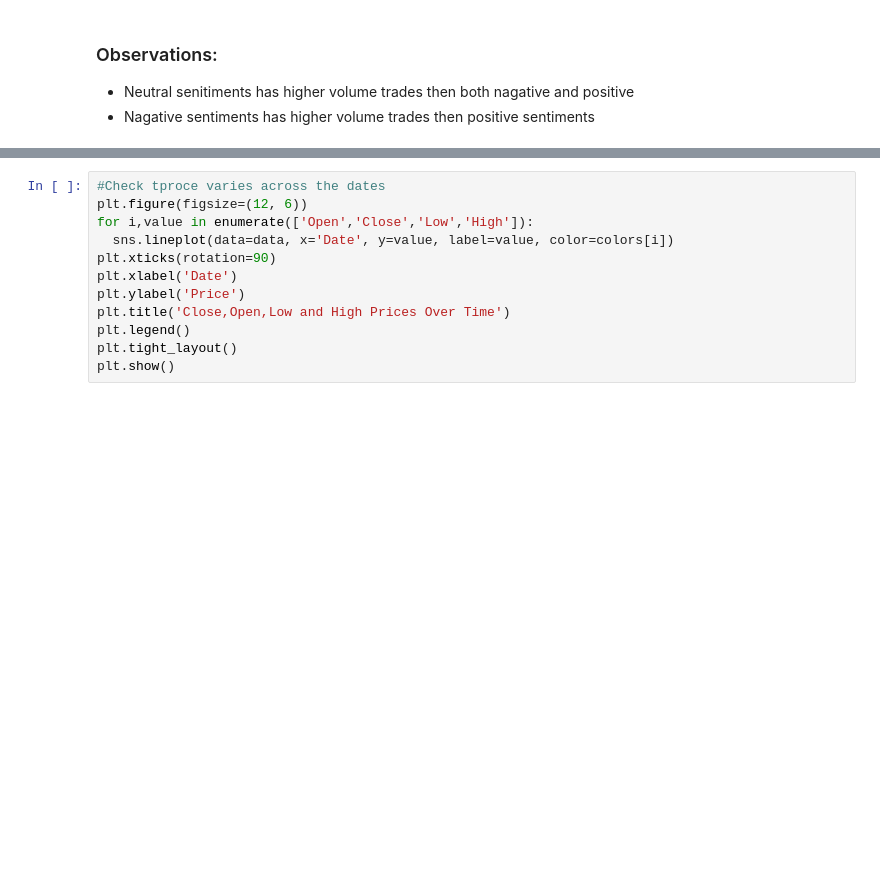
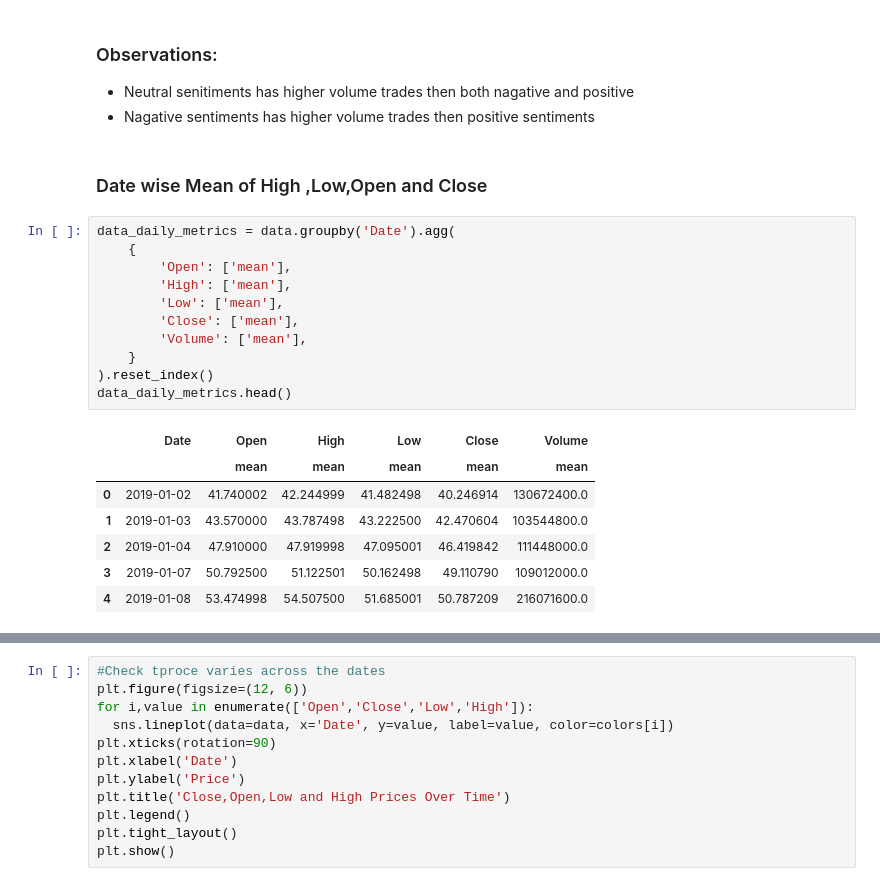
Before and after one commit to Rajesh2015/Credit-Card-Transaction-Sql-Analysis, a Jupyter notebook: IP_Stock_Market_News_Sentiment_Analysis_and_Summarization_Solution.ipynb, the cells around one changed output, grey strips where cells are left out. Saved outputs shown, nothing was run; the diff lists cells and outputs as text; blank space fills up the shorter version.

```diff
--- a/IP_Stock_Market_News_Sentiment_Analysis_and_Summarization_Solution.ipynb
+++ b/IP_Stock_Market_News_Sentiment_Analysis_and_Summarization_Solution.ipynb
@@ -769,3 +546,24 @@ plot_box_plot_side_by_side(df=data,x='Volume',xlabel='Volume',category_col='sent
 ### Observations:
 - Neutral senitiments has higher volume trades then both nagative and positive
 - Nagative sentiments has higher volume trades then positive sentiments
+# %% [markdown]
+### Date wise Mean of High ,Low,Open and Close
+# %%
+data_daily_metrics = data.groupby('Date').agg(
+    {
+        'Open': ['mean'],
+        'High': ['mean'],
+        'Low': ['mean'],
+        'Close': ['mean'],
+        'Volume': ['mean'],
+    }
+).reset_index()
+data_daily_metrics.head()
+# %% [output]
+|  | Date | Open | High | Low | Close | Volume |
+|  |  | mean | mean | mean | mean | mean |
+| 0 | 2019-01-02 | 41.740002 | 42.244999 | 41.482498 | 40.246914 | 130672400.0 |
+| 1 | 2019-01-03 | 43.570000 | 43.787498 | 43.222500 | 42.470604 | 103544800.0 |
+| 2 | 2019-01-04 | 47.910000 | 47.919998 | 47.095001 | 46.419842 | 111448000.0 |
+| 3 | 2019-01-07 | 50.792500 | 51.122501 | 50.162498 | 49.110790 | 109012000.0 |
+| 4 | 2019-01-08 | 53.474998 | 54.507500 | 51.685001 | 50.787209 | 216071600.0 |
```
Also changed, not shown: parts of 16 cells of this notebook.
